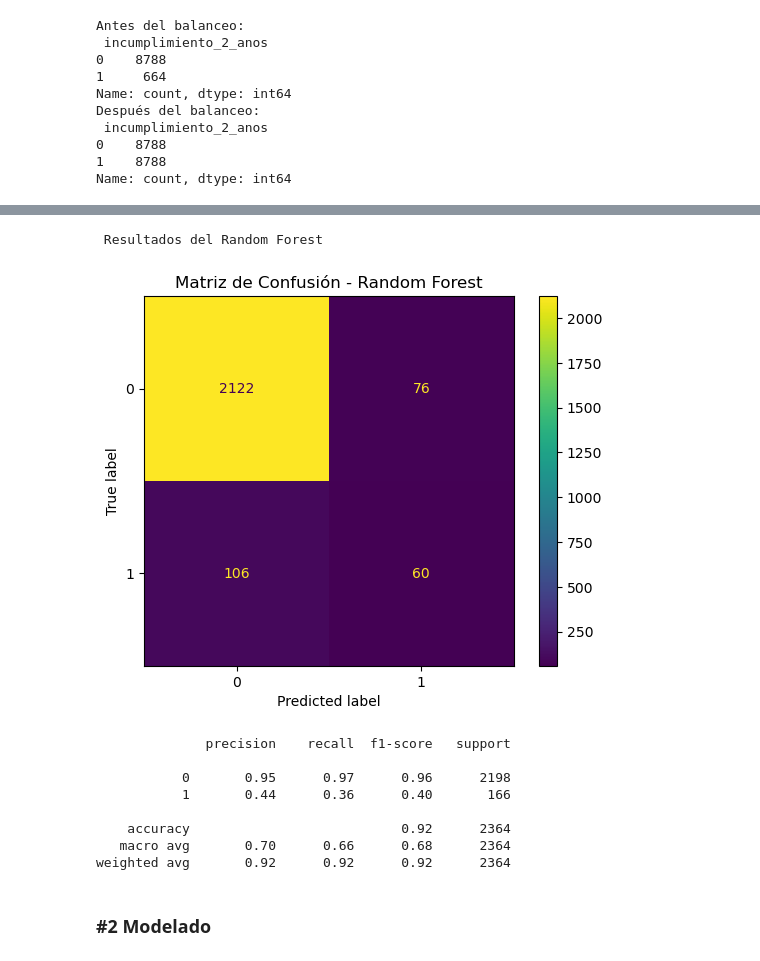
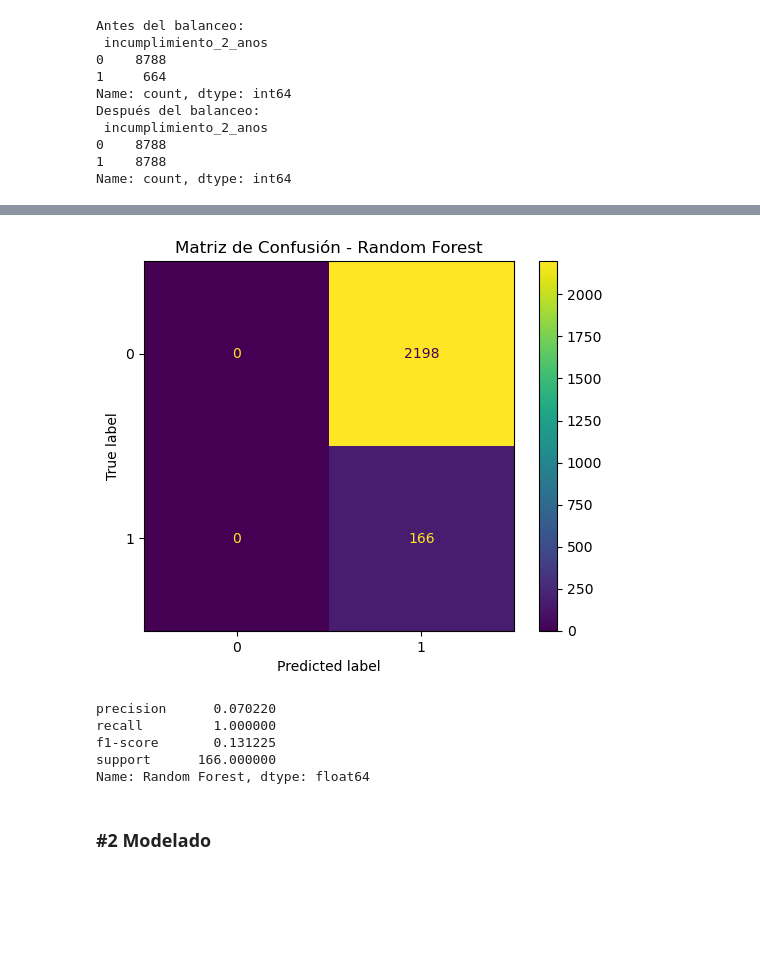
Before and after one commit to salvatorelodato/ONLINE_DS_THEBRIDGE_SL, a Jupyter notebook: Sprint_12/Sprint_12/Unidad_01/Practica_Obligatoria/18_Practica_Obligatoria_Otros_Modelos_Supervisados_SL.ipynb, the cells around one changed output, grey strips where cells are left out. Cells and saved outputs as stored; diff of their text form; code cells hidden in the pictures; blank space fills up the shorter version.

```diff
--- a/Sprint_12/Sprint_12/Unidad_01/Practica_Obligatoria/18_Practica_Obligatoria_Otros_Modelos_Supervisados_SL.ipynb
+++ b/Sprint_12/Sprint_12/Unidad_01/Practica_Obligatoria/18_Practica_Obligatoria_Otros_Modelos_Supervisados_SL.ipynb
@@ -204,0 +197,14 @@ X_train, X_test, y_train, y_test = train_test_split(X, y, test_size=0.2, stratif
+# %%
+# Definir X e y
+X = df_credit_clean.drop("incumplimiento_2_anos", axis=1)
+y = df_credit_clean["incumplimiento_2_anos"]
+
+# Dividir en entrenamiento y prueba (80% - 20%)
+X_train, X_test, y_train, y_test = train_test_split(X, y, test_size=0.2, random_state=42, stratify=y)
+
+# Estandarizar los datos
+scaler = StandardScaler()
+X_train_scaled = scaler.fit_transform(X_train)
+X_test_scaled = scaler.transform(X_test)
+
+X_train_scaled.shape, X_test_scaled.shape, y_train.shape, y_test.shape
@@ -205,20 +213,13 @@ X_train, X_test, y_train, y_test = train_test_split(X, y, test_size=0.2, stratif
 # %%
-#Balanceo de Clases
-#Hay muy pocos 1 y eso es lo que queremos predecir. Si corremos nuestro modelo asi seguramente tendremos que balancearlo.
-
-from sklearn.neighbors import KNeighborsClassifier
-from sklearn.metrics import classification_report, ConfusionMatrixDisplay
-
-# Entrenamiento
 knn_sin_balance = KNeighborsClassifier(n_neighbors=5)
-knn_sin_balance.fit(X_train, y_train)
+knn_sin_balance.fit(X_train_scaled, y_train)
 
 # Predicciones
-y_pred_sin_balance = knn_sin_balance.predict(X_test)
+y_pred_sin_balance = knn_sin_balance.predict(X_test_scaled)
 
 # Evaluación
 print("Modelo SIN balancear")
-ConfusionMatrixDisplay.from_estimator(knn_sin_balance, X_test, y_test)
+ConfusionMatrixDisplay.from_estimator(knn_sin_balance, X_test_scaled, y_test)
 plt.title("Matriz de confusión - Sin balancear")
 plt.show()
 
@@ -241,7 +242,7 @@ weighted avg       0.92      0.94      0.92      2364
 from imblearn.over_sampling import SMOTE
 
 smote = SMOTE(random_state=42)
-X_train_bal, y_train_bal = smote.fit_resample(X_train, y_train)
+X_train_bal, y_train_bal = smote.fit_resample(X_train_scaled, y_train)
 
 # Verifica el balanceo
 print("Antes del balanceo:\n", y_train.value_counts())
@@ -316,31 +331,30 @@ weighted avg       0.92      0.79      0.84      2364
 # %%
 from sklearn.ensemble import RandomForestClassifier
 
 # Crear y entrenar modelo
 rf = RandomForestClassifier(n_estimators=100, random_state=42)
 rf.fit(X_train_bal, y_train_bal)
 
 # Predecir
 y_pred_rf = rf.predict(X_test)
 
-# Evaluar
-print(" Resultados del Random Forest")
+# Evaluar el modelo
+report_rf = classification_report(y_test, y_pred_rf, output_dict=True)
+
+# Mostrar matriz de confusión para Random Forest
 ConfusionMatrixDisplay.from_estimator(rf, X_test, y_test)
 plt.title("Matriz de Confusión - Random Forest")
 plt.show()
 
-print(classification_report(y_test, y_pred_rf))
+rf_metrics_class_1 = pd.Series(report_rf["1"], name="Random Forest")
+rf_metrics_class_1
 # %% [output]
+[figure, new version]
- Resultados del Random Forest
+precision      0.070220
+recall         1.000000
+f1-score       0.131225
+support      166.000000
+Name: Random Forest, dtype: float64
-[figure, old version]
-              precision    recall  f1-score   support
-
-           0       0.95      0.97      0.96      2198
-           1       0.44      0.36      0.40       166
-
-    accuracy                           0.92      2364
-   macro avg       0.70      0.66      0.68      2364
-weighted avg       0.92      0.92      0.92      2364
 # %%
 # Lo mas importante de este modelo es el recall identificar los 1 o los Sis
 # %% [markdown]
```
Also changed, not shown: parts of 15 cells of this notebook, 10 other files.
